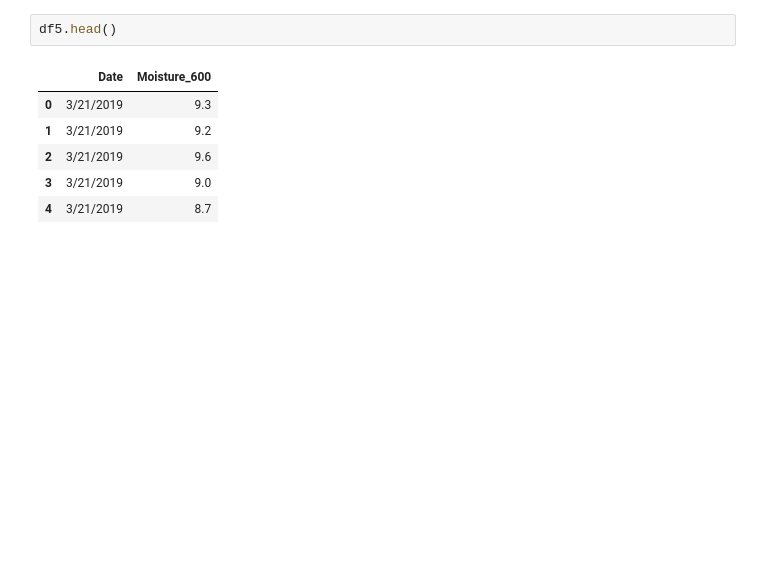
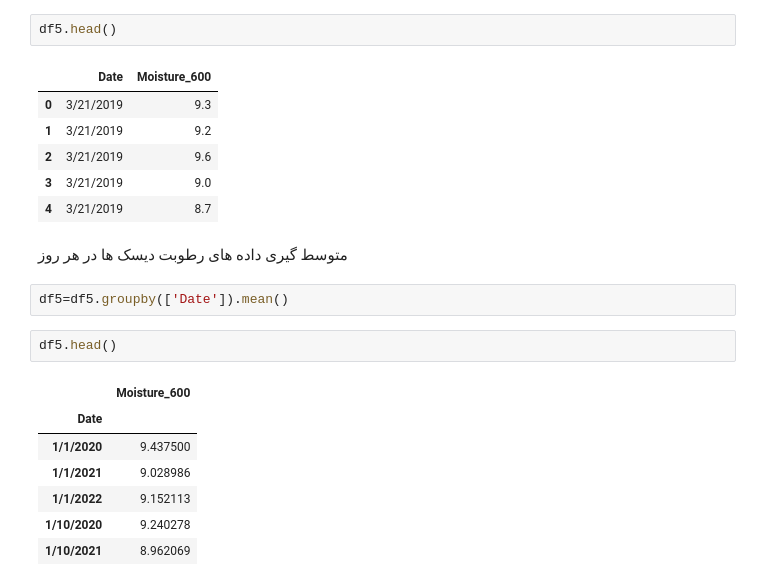
Before and after one commit to heidaralavi/Gas-Prj, a Jupyter notebook: Gas_Prj.ipynb, the cells around one changed output. Cells and saved outputs as stored; diff of their text form; blank space fills up the shorter version.

```diff
--- a/Gas_Prj.ipynb
+++ b/Gas_Prj.ipynb
@@ -59,3 +59,17 @@ df5.head()
 | 2 | 3/21/2019 | 9.6 |
 | 3 | 3/21/2019 | 9.0 |
 | 4 | 3/21/2019 | 8.7 |
+# %% [markdown]
+متوسط گیری داده های رطوبت دیسک ها در هر روز
+# %%
+df5=df5.groupby(['Date']).mean()
+# %%
+df5.head()
+# %% [output]
+|  | Moisture_600 |
+| Date |  |
+| 1/1/2020 | 9.437500 |
+| 1/1/2021 | 9.028986 |
+| 1/1/2022 | 9.152113 |
+| 1/10/2020 | 9.240278 |
+| 1/10/2021 | 8.962069 |
```
Also changed, not shown: parts of 10 cells of this notebook.
